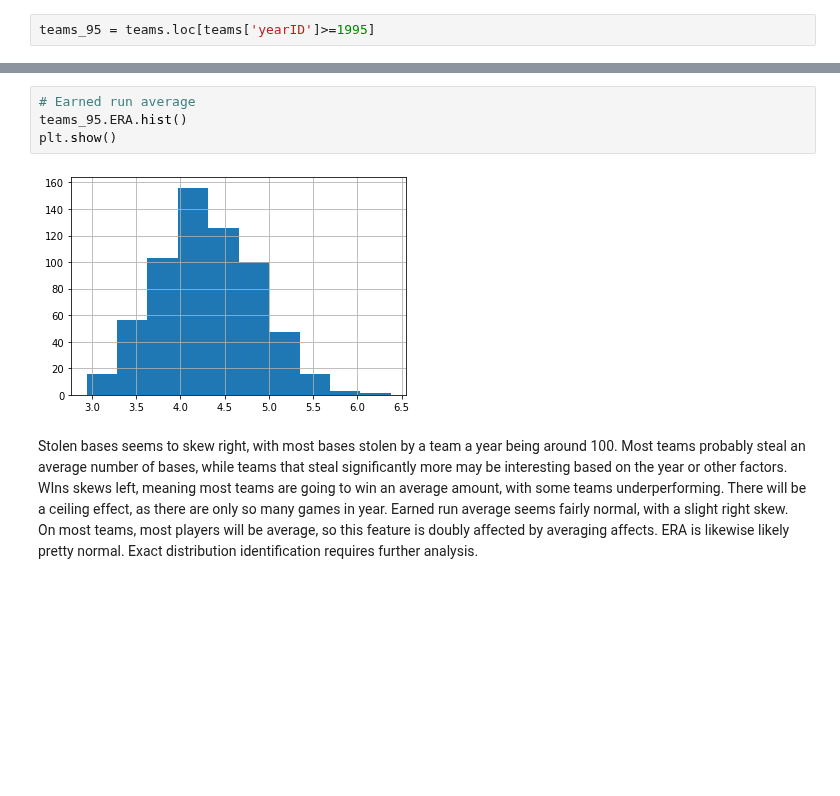
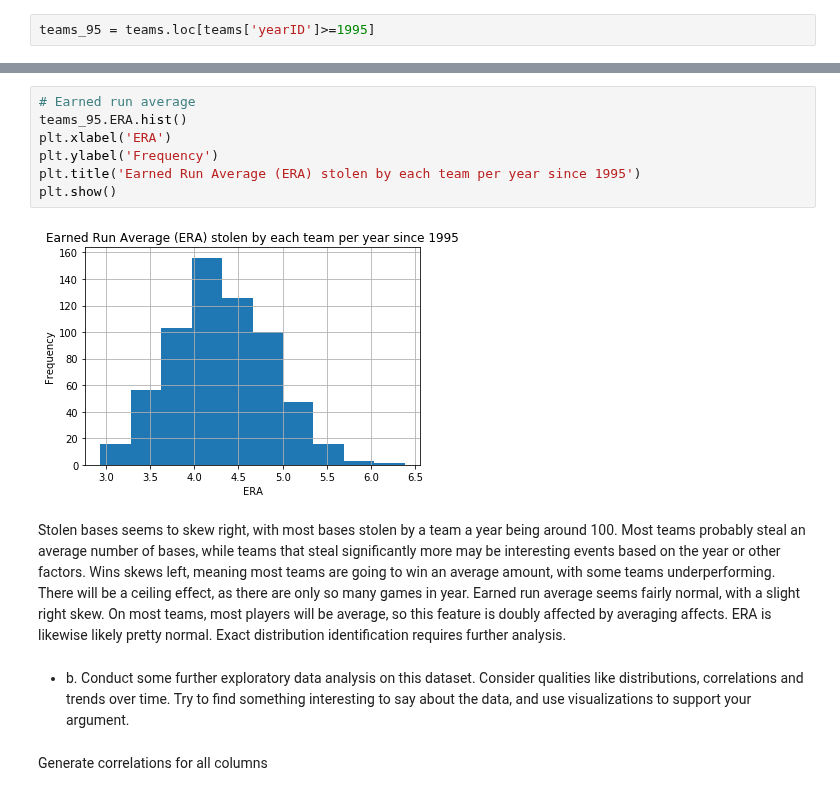
Before and after one commit to DJGump/module-work-DSI06, a Jupyter notebook: dgump-python-exam-dsi06/dgump-DSI06-python-self-sufficiency-exam.ipynb, the cells around one changed output, grey strips where cells are left out. Saved outputs shown, nothing was run; the diff lists cells and outputs as text; blank space fills up the shorter version.

```diff
--- a/dgump-python-exam-dsi06/dgump-DSI06-python-self-sufficiency-exam.ipynb
+++ b/dgump-python-exam-dsi06/dgump-DSI06-python-self-sufficiency-exam.ipynb
@@ -85,8 +102,15 @@ plt.show()
 # %%
 # Earned run average
 teams_95.ERA.hist()
+plt.xlabel('ERA')
+plt.ylabel('Frequency')
+plt.title('Earned Run Average (ERA) stolen by each team per year since 1995')
 plt.show()
 # %% [output]
-[figure, old version]
+[figure, new version]
 # %% [markdown]
-Stolen bases seems to skew right, with most bases stolen by a team a year being around 100. Most teams probably steal an average number of bases, while teams that steal significantly more may be interesting based on the year or other factors. WIns skews left, meaning most teams are going to win an average amount, with some teams underperforming. There will be a ceiling effect, as there are only so many games in  year. Earned run average seems fairly normal, with a slight right skew. On most teams, most players will be average, so this feature is doubly affected by averaging affects. ERA is likewise likely pretty normal. Exact distribution identification requires further analysis.
+Stolen bases seems to skew right, with most bases stolen by a team a year being around 100. Most teams probably steal an average number of bases, while teams that steal significantly more may be interesting events based on the year or other factors. Wins skews left, meaning most teams are going to win an average amount, with some teams underperforming. There will be a ceiling effect, as there are only so many games in  year. Earned run average seems fairly normal, with a slight right skew. On most teams, most players will be average, so this feature is doubly affected by averaging affects. ERA is likewise likely pretty normal. Exact distribution identification requires further analysis.
+# %% [markdown]
+* b. Conduct some further exploratory data analysis on this dataset. Consider qualities like distributions, correlations and trends over time. Try to find something interesting to say about the data, and use visualizations to support your argument.
+# %% [markdown]
+Generate correlations for all columns
```
Also changed, not shown: parts of 23 cells of this notebook.
